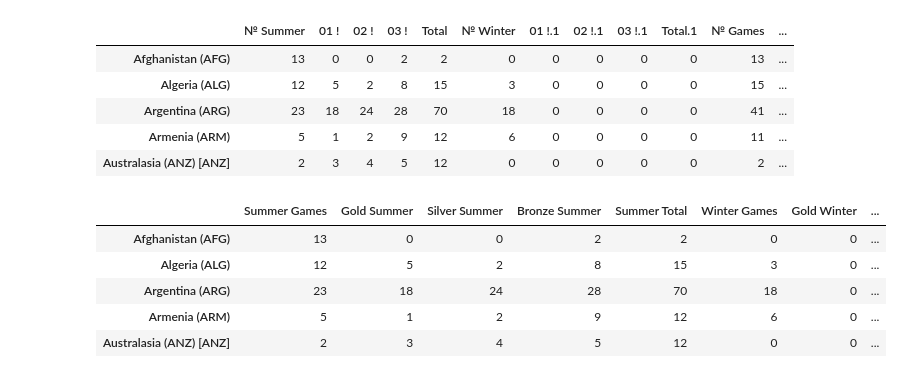
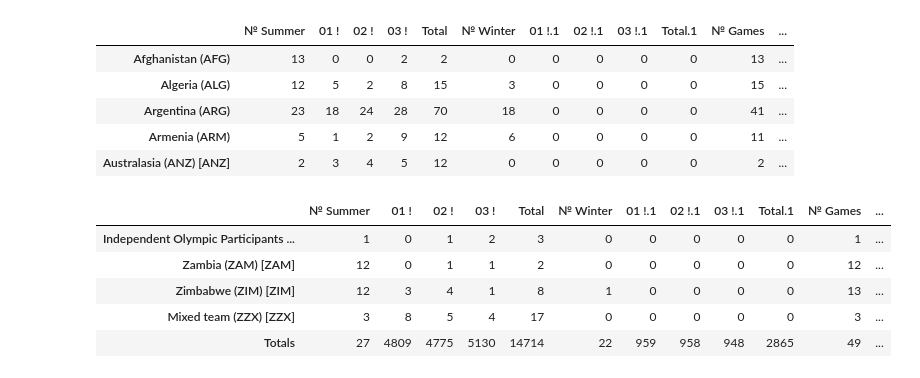
Before and after one commit to j-luisrd/Programaci-n, a Jupyter notebook: MM/Tareas/Taller_final/Taller_final.ipynb, the cells around one changed output. Saved outputs shown, nothing was run; the diff lists cells and outputs as text; code cells hidden in the pictures.

```diff
--- a/MM/Tareas/Taller_final/Taller_final.ipynb
+++ b/MM/Tareas/Taller_final/Taller_final.ipynb
@@ -13,48 +19,12 @@ tab.head()
 | Argentina (ARG) | 23 | 18 | 24 | 28 | 70 | 18 | 0 | 0 | 0 | 0 | 41 | ... |
 | Armenia (ARM) | 5 | 1 | 2 | 9 | 12 | 6 | 0 | 0 | 0 | 0 | 11 | ... |
 | Australasia (ANZ) [ANZ] | 2 | 3 | 4 | 5 | 12 | 0 | 0 | 0 | 0 | 0 | 2 | ... |
-# %%
-k=0
-for col in tab.columns:
-    if col[:2]=='01':
-        if 1<=k<=3:
-            tab.rename(columns={col:'Gold Summer'}, inplace=True)
-        if 6<=k<=8:
-            tab.rename(columns={col:'Gold Winter'}, inplace=True)
-        else:
-            tab.rename(columns={col:'Gold Total'}, inplace=True)
-    if col[:2]=='02':
-        if 1<=k<=3:
-            tab.rename(columns={col:'Silver Summer'}, inplace=True)
-        if 6<=k<=8:
-            tab.rename(columns={col:'Silver Winter'}, inplace=True)
-        else:
-            tab.rename(columns={col:'Silver Total'}, inplace=True)
-    if col[:2]=='03':
-        if 1<=k<=3:
-            tab.rename(columns={col:'Bronze Summer'}, inplace=True)
-        if 6<=k<=8:
-            tab.rename(columns={col:'Bronze Winter'}, inplace=True)
-        else:
-            tab.rename(columns={col:'Bronze Total'}, inplace=True)
-    if col[:1]=='№':
-        if k==0:
-            tab.rename(columns={col:'Summer Games'}, inplace=True)
-        if k==5:
-            tab.rename(columns={col:'Winter Games'}, inplace=True)
-        else:
-            tab.rename(columns={col:'Total Games'}, inplace=True)
-    if col[:1]=='T':
-        if k==4:
-            tab.rename(columns={col:'Summer Total'}, inplace=True)
-        else:
-            tab.rename(columns={col:'Winter Total'}, inplace=True)
-    k=k+1
-tab.head()
-# %% [output]
-|  | Summer Games | Gold Summer | Silver Summer | Bronze Summer | Summer Total | Winter Games | Gold Winter | ... |
-| Afghanistan (AFG) | 13 | 0 | 0 | 2 | 2 | 0 | 0 | ... |
-| Algeria (ALG) | 12 | 5 | 2 | 8 | 15 | 3 | 0 | ... |
-| Argentina (ARG) | 23 | 18 | 24 | 28 | 70 | 18 | 0 | ... |
-| Armenia (ARM) | 5 | 1 | 2 | 9 | 12 | 6 | 0 | ... |
-| Australasia (ANZ) [ANZ] | 2 | 3 | 4 | 5 | 12 | 0 | 0 | ... |
+# %%
+tab.tail()
+# %% [output]
+|  | № Summer | 01 ! | 02 ! | 03 ! | Total | № Winter | 01 !.1 | 02 !.1 | 03 !.1 | Total.1 | № Games | ... |
+| Independent Olympic Participants ... | 1 | 0 | 1 | 2 | 3 | 0 | 0 | 0 | 0 | 0 | 1 | ... |
+| Zambia (ZAM) [ZAM] | 12 | 0 | 1 | 1 | 2 | 0 | 0 | 0 | 0 | 0 | 12 | ... |
+| Zimbabwe (ZIM) [ZIM] | 12 | 3 | 4 | 1 | 8 | 1 | 0 | 0 | 0 | 0 | 13 | ... |
+| Mixed team (ZZX) [ZZX] | 3 | 8 | 5 | 4 | 17 | 0 | 0 | 0 | 0 | 0 | 3 | ... |
+| Totals | 27 | 4809 | 4775 | 5130 | 14714 | 22 | 959 | 958 | 948 | 2865 | 49 | ... |
```
Also changed, not shown: parts of 49 cells of this notebook, 3 other files.
